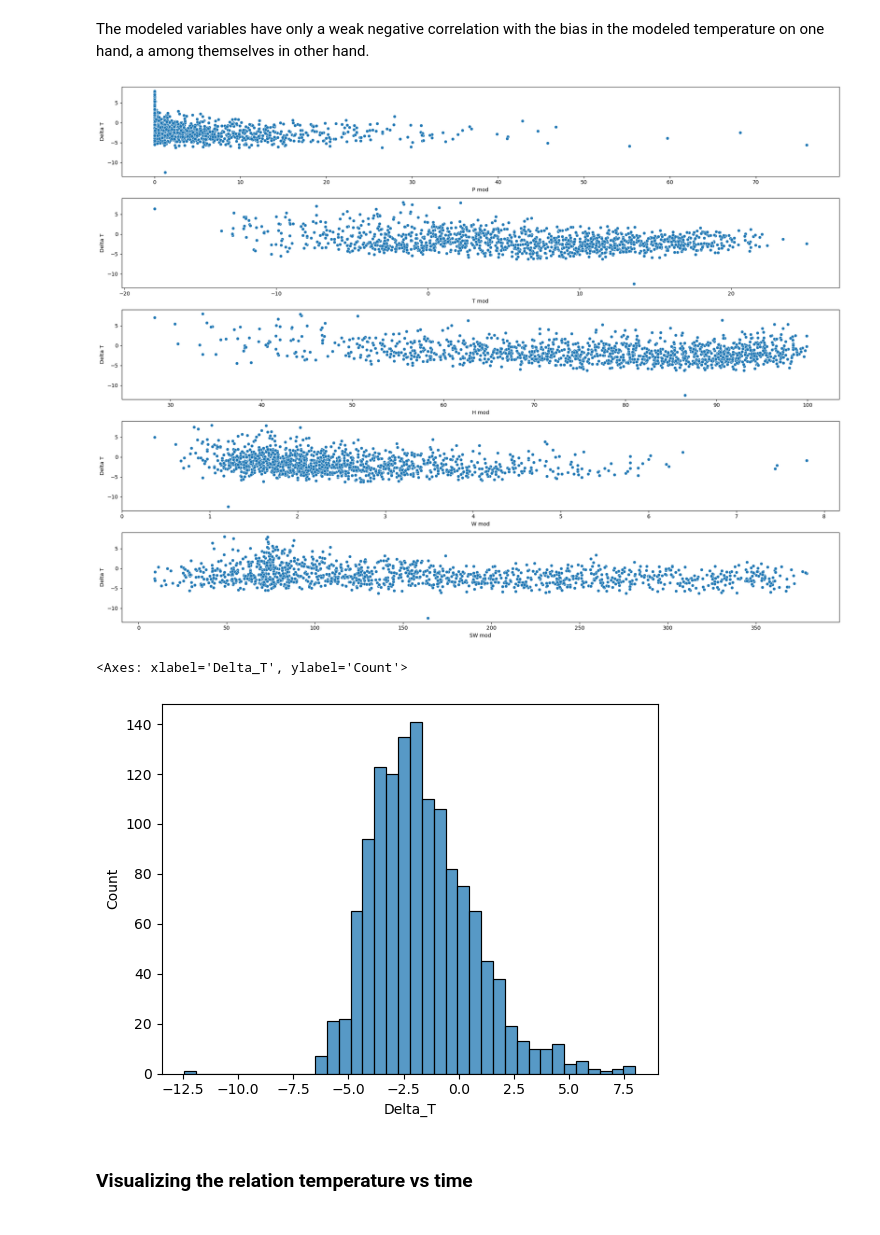
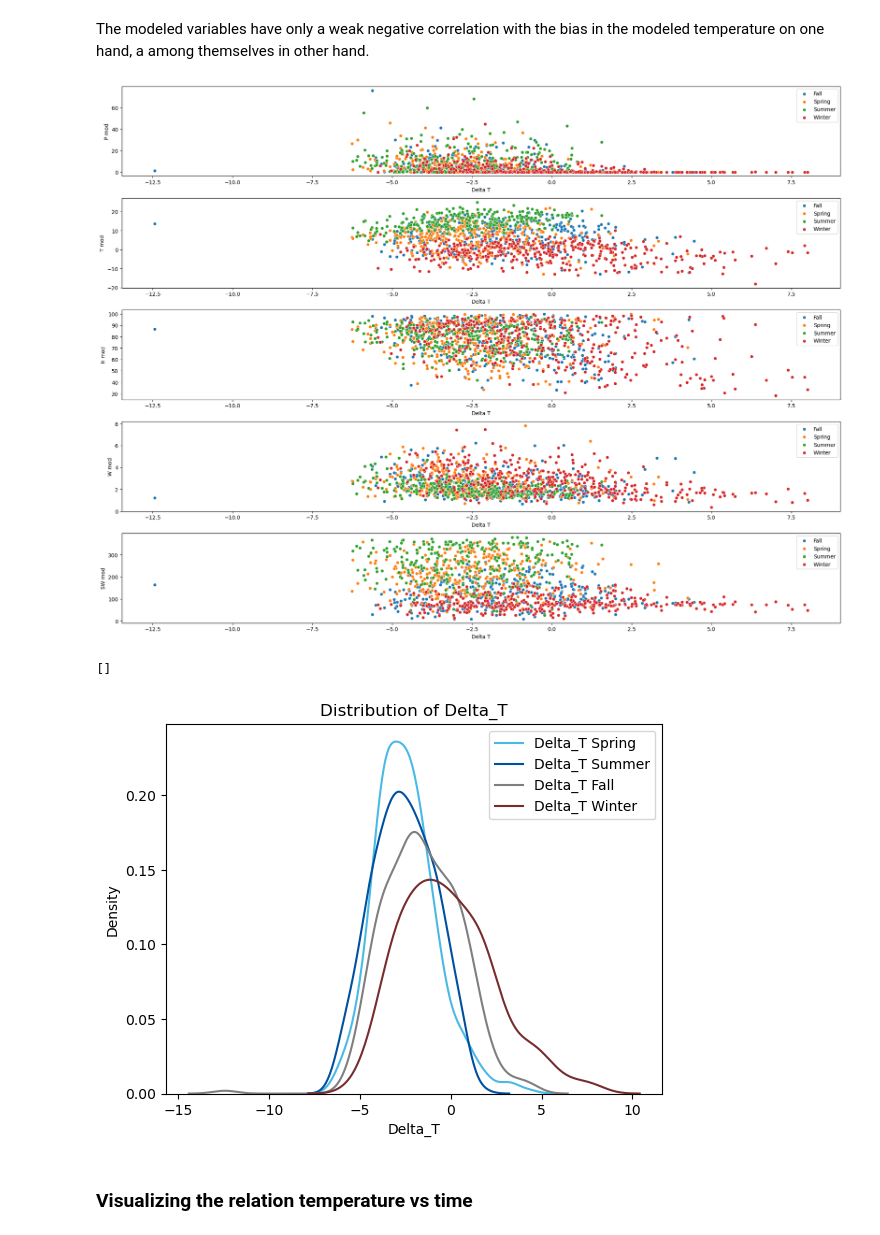
Before and after one commit to AIEnthousiast/Bias_Correction_Model, a Jupyter notebook: MasterNotebook.ipynb, the cells around one changed output. Drawn from its saved outputs; the diff is of its cells as text; code cells hidden in the pictures.

```diff
--- a/MasterNotebook.ipynb
+++ b/MasterNotebook.ipynb
@@ -114,8 +114,9 @@ Let us investigate this further.
 plt.figure(figsize=(20,15))
 for idx in range(len(targets)):
     ax = plt.subplot(len(targets), 1, idx+1)
-
-    sns.scatterplot(x=station_0_data_augmented[obs_targets[idx]], y = station_0_data_augmented[mod_targets[idx]])
+    group_seasons = station_0_data_indexed.groupby("season")
+    for label,table in group_seasons:
+        sns.scatterplot(x=table[obs_targets[idx]], y = table[mod_targets[idx]],label=f"{label}")
 
     ax.set_xlabel(f"{obs_targets[idx]}")
     ax.set_ylabel(f"{mod_targets[idx]}")
@@ -159,25 +160,28 @@ from statsmodels.tsa.seasonal import seasonal_decompose
 
 data  = station_0_data_indexed[pd.isna(station_0_data_indexed["T obs"]) == False].loc[:,["T obs","T mod"]]
 cleaned_T_obs,cleaned_T_mod = data.loc[:,"T obs"], data.loc[:,"T mod"]
-print(cleaned_T_obs)
 decomposition = seasonal_decompose(cleaned_T_obs, model = "additive", period=365)
 
-trend = decomposition.trend
-seasonal = decomposition.seasonal
-residual = decomposition.resid
+trend = pd.DataFrame(decomposition.trend,columns=["trend"])
+seasonal = pd.DataFrame(decomposition.seasonal,columns=["seasonal"])
+residual = pd.DataFrame(decomposition.resid,columns=["residual"])
+
 objects = {"trend":trend,"sesonal":seasonal,"residual":residual}
 
 decomposition = seasonal_decompose(cleaned_T_mod, model = "additive", period=365)
 
-trend = decomposition.trend
-seasonal = decomposition.seasonal
-residual = decomposition.resid
+trend = pd.DataFrame(decomposition.trend,columns=["trend"])
+seasonal = pd.DataFrame(decomposition.seasonal,columns=["seasonal"])
+residual = pd.DataFrame(decomposition.resid,columns=["residual"])
+
+
+
 
 objects2 = {"trend":trend,"sesonal":seasonal,"residual":residual}
 
-
 plt.figure(figsize=(15,9))
 idx = 1
+group_seasons = station_0_data_indexed.groupby("season")
 for key,value in  objects.items():
     ax = plt.subplot(3, 1, idx)
     idx += 1
@@ -250,3 +257,3 @@ data  = station_0_data_indexed[pd.isna(station_0_data_indexed["Delta_T"]) == Fal
 # %%
-features = mod_targets
+features = mod_targets + ["season"]
 # %%
@@ -254,3 +261,4 @@ predictive_data = data.loc[:, features + ["Delta_T"]]
 # %%
-predictive_data.corr()
+numerical_features = [feature for feature in features if "mod" in feature]
+predictive_data[numerical_features].corr()
 # %% [output]
@@ -273,22 +280,28 @@ X = predictive_data.loc[:, features]
 y = data.loc[:, "Delta_T"]
 # %%
 plt.figure(figsize=(20,15))
-for idx in range(len(features)):
-    ax = plt.subplot(len(features), 1, idx+1)
+group_seasons = station_0_data_indexed.groupby("season")
+for idx in range(len(numerical_features)):
+    ax = plt.subplot(len(numerical_features), 1, idx+1)
+    for label,table in group_seasons:
+        sns.scatterplot(y=table[numerical_features[idx]], x = table["Delta_T"],label= label)
 
-    sns.scatterplot(x=X[features[idx]], y = y)
-
-    ax.set_ylabel(f"Delta T")
-    ax.set_xlabel(f"{features[idx]}")
+    ax.set_xlabel(f"Delta T")
+    ax.set_ylabel(f"{features[idx]}")
     plt.tight_layout()
 plt.show()
 # %% [output]
-[figure, old version]
+[figure, new version]
 # %%
-sns.histplot(station_0_data_indexed["Delta_T"])
+color_mapping = {"Spring":'#4BB9E6', "Summer":'#0050A0', "Fall":'#7f7f7f',"Winter":"#772D2D"}
+for season in seasons:
+    sns.kdeplot(data=station_0_data_indexed[station_0_data_indexed["season"] == season], x="Delta_T",label=f"Delta_T {season}",color=color_mapping[season])
+plt.legend()
+plt.title("Distribution of Delta_T")
+plt.plot()
 # %% [output]
-<Axes: xlabel='Delta_T', ylabel='Count'>
+[]
-[figure, old version]
+[figure, new version]
 # %% [markdown]
 ### Visualizing the relation temperature vs time
 # %%
```
Also changed, not shown: parts of 16 cells of this notebook, 1 other file.
